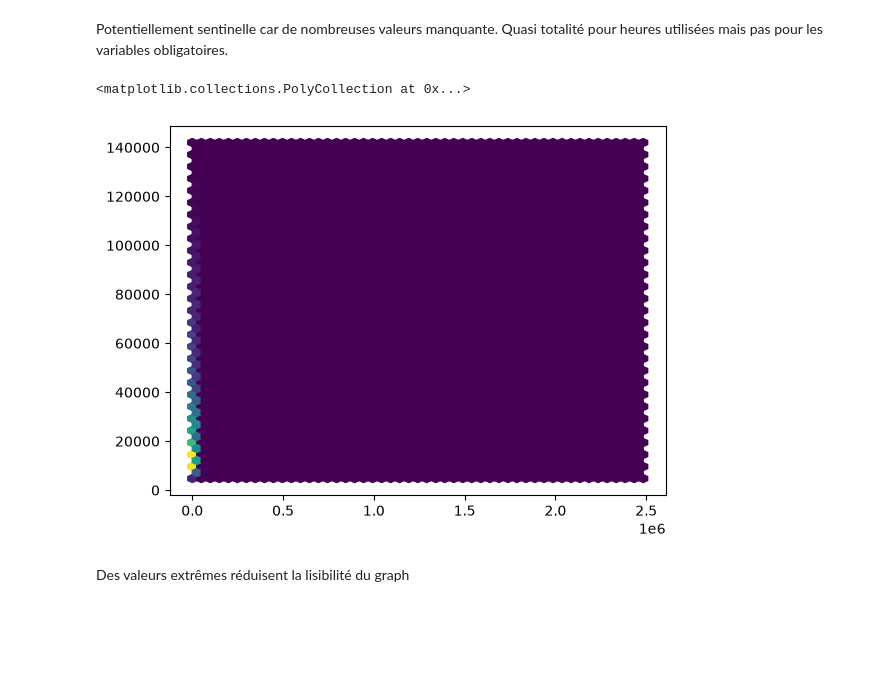
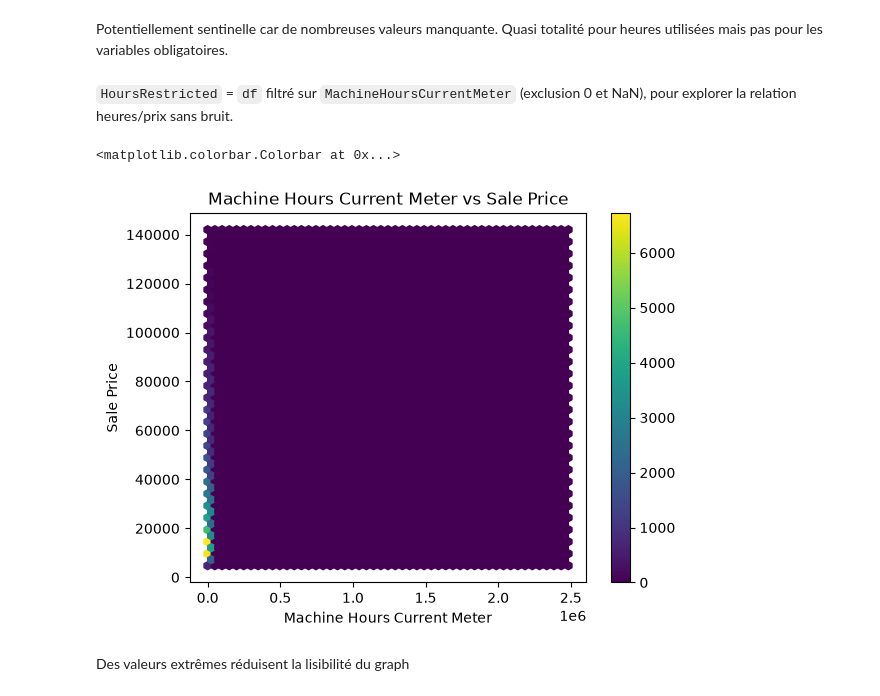
Before and after one commit to AbramLakhvinder/asset-valuation-project, a Jupyter notebook: notebooks/01_data_audit.ipynb, the cells around one changed output. Cells and saved outputs as stored; diff of their text form; code cells hidden in the pictures; blank space fills up the shorter version.

```diff
--- a/notebooks/01_data_audit.ipynb
+++ b/notebooks/01_data_audit.ipynb
@@ -338,13 +297,19 @@ dtype: int64
 Exploration de MachineHoursCurrentMeter
 # %% [markdown]
 Potentiellement sentinelle car de nombreuses valeurs manquante. Quasi totalité pour heures utilisées mais pas pour les variables obligatoires.
+# %% [markdown]
+`HoursRestricted` = `df` filtré sur `MachineHoursCurrentMeter` (exclusion 0 et NaN), pour explorer la relation heures/prix sans bruit.
 # %%
 HoursRestricted = df[(df["MachineHoursCurrentMeter"]!=0)& (df["MachineHoursCurrentMeter"].notnull())]
 # %%
 plt.hexbin(HoursRestricted["MachineHoursCurrentMeter"], HoursRestricted["SalePrice"], gridsize=50)
+plt.title("Machine Hours Current Meter vs Sale Price")
+plt.xlabel("Machine Hours Current Meter")
+plt.ylabel("Sale Price")
+plt.colorbar()
 # %% [output]
-<matplotlib.collections.PolyCollection at 0x...>
+<matplotlib.colorbar.Colorbar at 0x...>
-[figure, old version]
+[figure, new version]
 # %% [markdown]
 Des valeurs extrêmes réduisent la lisibilité du graph
 # %%
```
Also changed, not shown: parts of 40 cells of this notebook, 1 other file.
